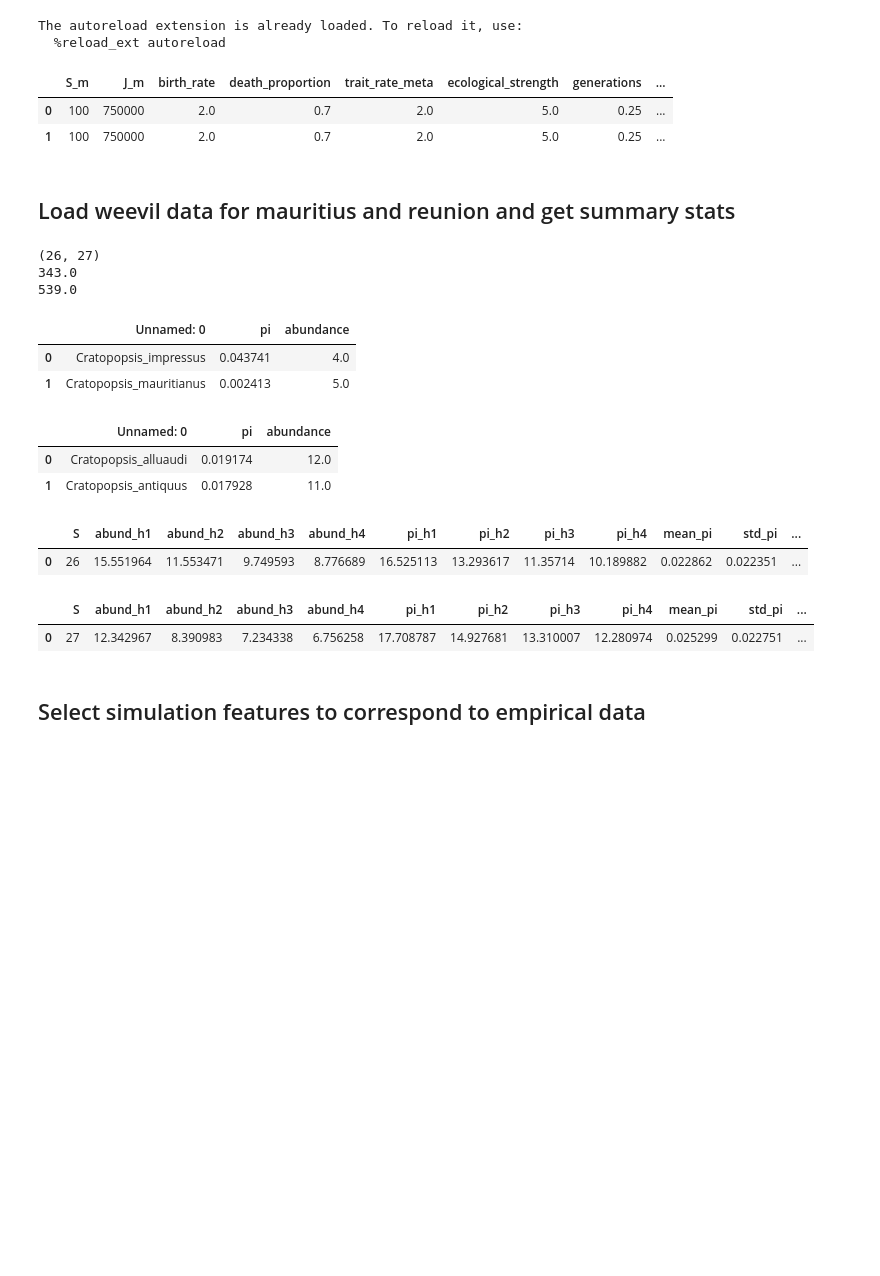
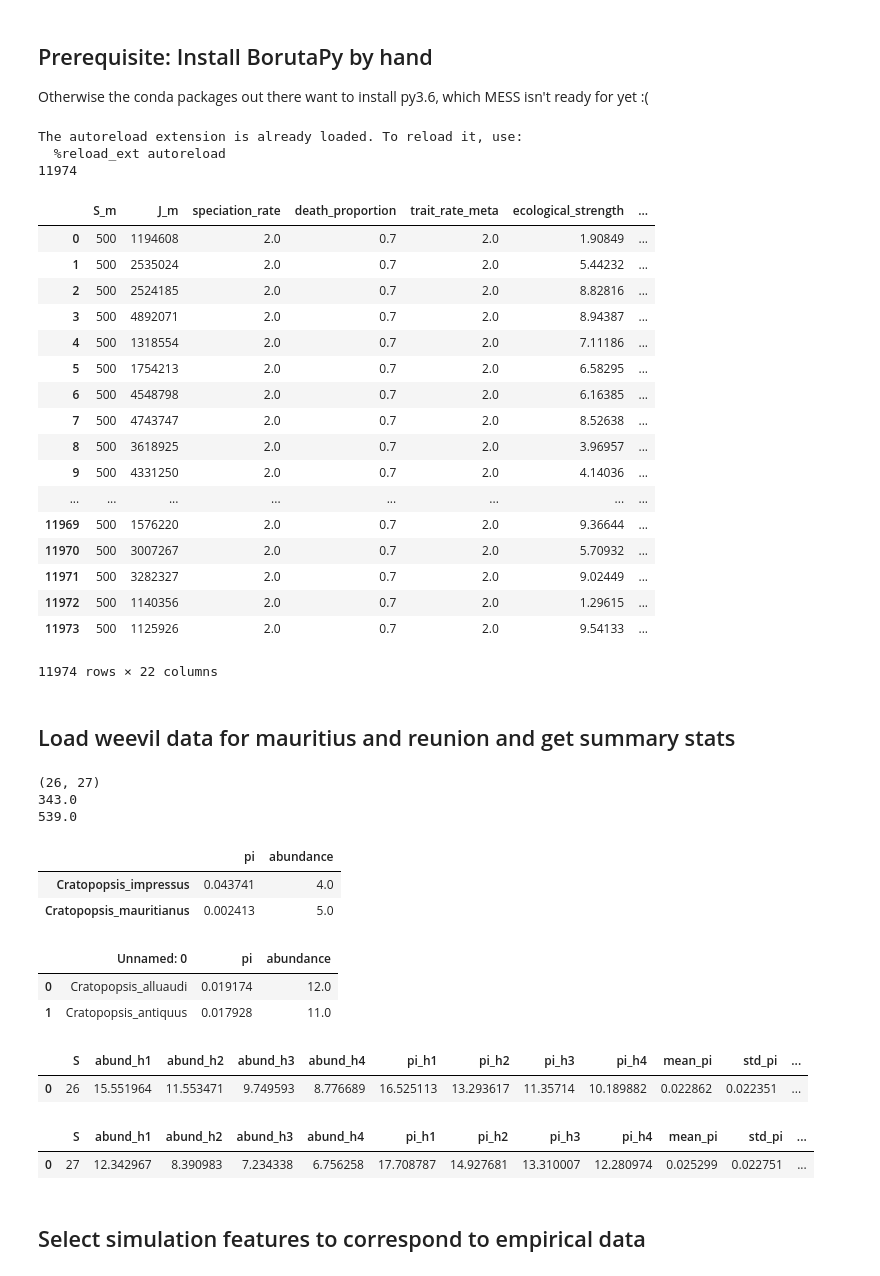
Before and after one commit to messDiv/MESS, a Jupyter notebook: jupyter-notebooks/ml/RF-Weevil-testing.ipynb, the cells around one changed output. Cells and saved outputs as stored; diff of their text form; code cells hidden in the pictures; blank space fills up the shorter version.

```diff
--- a/jupyter-notebooks/ml/RF-Weevil-testing.ipynb
+++ b/jupyter-notebooks/ml/RF-Weevil-testing.ipynb
@@ -0,0 +1,3 @@
+# %% [markdown]
+## Prerequisite: Install BorutaPy by hand
+Otherwise the conda packages out there want to install py3.6, which MESS isn't ready for yet :(
@@ -1,46 +10,68 @@
 # %%
 %load_ext autoreload
 %autoreload 2
-%matplotlib inline
-from sklearn import metrics
-from sklearn.ensemble import RandomForestRegressor, RandomForestClassifier
-from sklearn.model_selection import train_test_split, cross_val_score, RandomizedSearchCV, GridSearchCV
-from sklearn.decomposition import PCA
-from sklearn.datasets import make_regression
-from sklearn.pipeline import Pipeline
-from IPython.display import display
-
+#%matplotlib inline
 import ipyparallel as ipp
 import matplotlib.pyplot as plt
 import numpy as np
 import os
 import pandas as pd
 import itertools
 
 import MESS
 
+from boruta import BorutaPy
+from sklearn import metrics
+from sklearn.ensemble import RandomForestRegressor, RandomForestClassifier
+from sklearn.model_selection import train_test_split, cross_val_score, RandomizedSearchCV, GridSearchCV
+from sklearn.decomposition import PCA
+from sklearn.datasets import make_regression
+from sklearn.pipeline import Pipeline
+from IPython.display import display
+
+
 ## Set some pandas options to show the full rows and columns of a DF
 pd.set_option('display.max_columns', 500)
 pd.set_option('display.max_rows', 100)
 pd.set_option('display.width', 1000)
 
 ## Where do the simulation outputs live. Load them and look at a couple
-analysis_dir = "/home/isaac/Continuosity/MESS/analysis/parameter-estimation-cv/"
+analysis_dir = "/home/isaac/Continuosity/MESS/analysis/full-parameter-estimation/"
+
+## BAckup data using fig3, but use the real parameter-estimation sims when they're done
+#analysis_dir = "/home/isaac/Continuosity/MESS/analysis/figure3-sims/"
 SIMOUT = "{}/SIMOUT.txt".format(analysis_dir)
 sim_df = pd.read_csv(SIMOUT, sep="\t", header=0)
 ## Legacy code. Drop in case any values are nan or inf
-sim_df = sim_df.dropna()
-sim_df[:2]
+print(len(sim_df))
+list(sim_df.columns).index("S")
+sim_df.iloc[:, :22]
 # %% [output]
 The autoreload extension is already loaded. To reload it, use:
   %reload_ext autoreload
+11974
-|  | S_m | J_m | birth_rate | death_proportion | trait_rate_meta | ecological_strength | generations | ... |
-| 0 | 100 | 750000 | 2.0 | 0.7 | 2.0 | 5.0 | 0.25 | ... |
-| 1 | 100 | 750000 | 2.0 | 0.7 | 2.0 | 5.0 | 0.25 | ... |
+|  | S_m | J_m | speciation_rate | death_proportion | trait_rate_meta | ecological_strength | ... |
+| 0 | 500 | 1194608 | 2.0 | 0.7 | 2.0 | 1.90849 | ... |
+| 1 | 500 | 2535024 | 2.0 | 0.7 | 2.0 | 5.44232 | ... |
+| 2 | 500 | 2524185 | 2.0 | 0.7 | 2.0 | 8.82816 | ... |
+| 3 | 500 | 4892071 | 2.0 | 0.7 | 2.0 | 8.94387 | ... |
+| 4 | 500 | 1318554 | 2.0 | 0.7 | 2.0 | 7.11186 | ... |
+| 5 | 500 | 1754213 | 2.0 | 0.7 | 2.0 | 6.58295 | ... |
+| 6 | 500 | 4548798 | 2.0 | 0.7 | 2.0 | 6.16385 | ... |
+| 7 | 500 | 4743747 | 2.0 | 0.7 | 2.0 | 8.52638 | ... |
+| 8 | 500 | 3618925 | 2.0 | 0.7 | 2.0 | 3.96957 | ... |
+| 9 | 500 | 4331250 | 2.0 | 0.7 | 2.0 | 4.14036 | ... |
+| ... | ... | ... | ... | ... | ... | ... | ... |
+| 11969 | 500 | 1576220 | 2.0 | 0.7 | 2.0 | 9.36644 | ... |
+| 11970 | 500 | 3007267 | 2.0 | 0.7 | 2.0 | 5.70932 | ... |
+| 11971 | 500 | 3282327 | 2.0 | 0.7 | 2.0 | 9.02449 | ... |
+| 11972 | 500 | 1140356 | 2.0 | 0.7 | 2.0 | 1.29615 | ... |
+| 11973 | 500 | 1125926 | 2.0 | 0.7 | 2.0 | 9.54133 | ... |
+11974 rows × 22 columns
 # %% [markdown]
 ## Load weevil data for mauritius and reunion and get summary stats
 # %%
-m_df = pd.read_csv("/home/isaac/SGD_empirical/empirical_weevils/mauritius.dat", header=0)
+m_df = pd.read_csv("/home/isaac/SGD_empirical/empirical_weevils/mauritius.dat", header=0, index_col=0)
 r_df = pd.read_csv("/home/isaac/SGD_empirical/empirical_weevils/reunion.dat", header=0)
 print(len(m_df), len(r_df))
 print(np.sum(m_df["abundance"]))
@@ -55,9 +86,9 @@ display(r_ss)
 (26, 27)
 343.0
 539.0
-|  | Unnamed: 0 | pi | abundance |
-| 0 | Cratopopsis_impressus | 0.043741 | 4.0 |
-| 1 | Cratopopsis_mauritianus | 0.002413 | 5.0 |
+|  | pi | abundance |
+| Cratopopsis_impressus | 0.043741 | 4.0 |
+| Cratopopsis_mauritianus | 0.002413 | 5.0 |
 |  | Unnamed: 0 | pi | abundance |
 | 0 | Cratopopsis_alluaudi | 0.019174 | 12.0 |
 | 1 | Cratopopsis_antiquus | 0.017928 | 11.0 |
```
Also changed, not shown: parts of 9 cells of this notebook, 5 other files.
